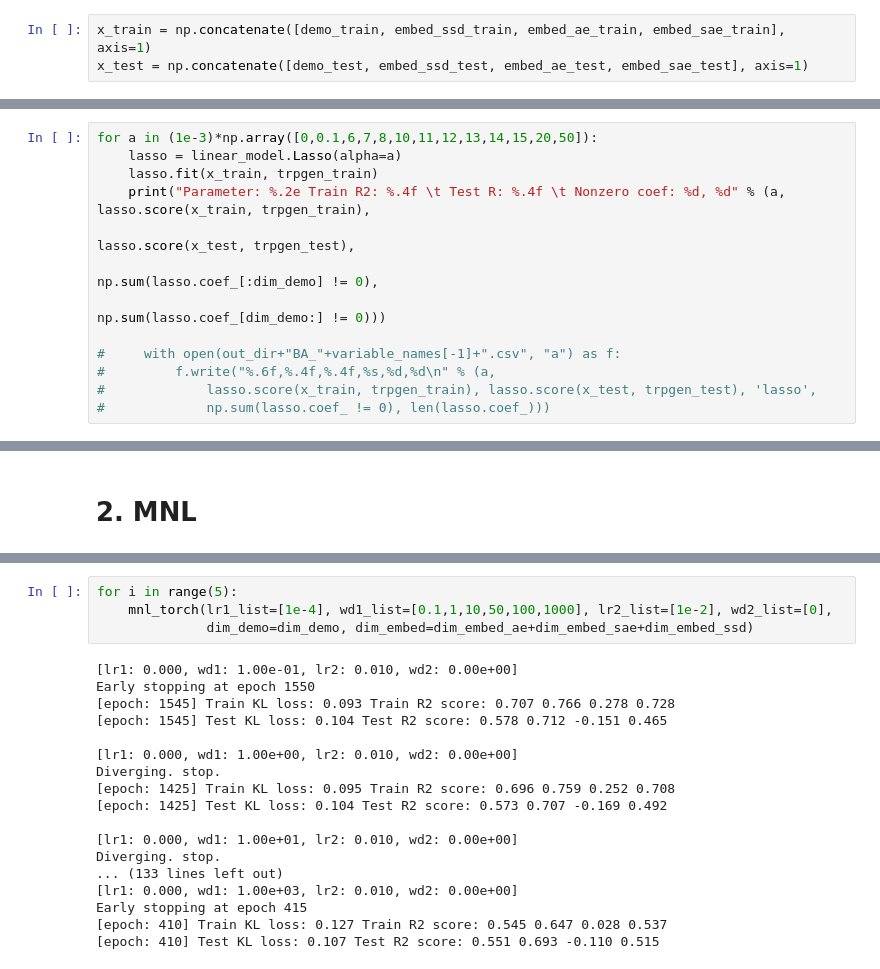
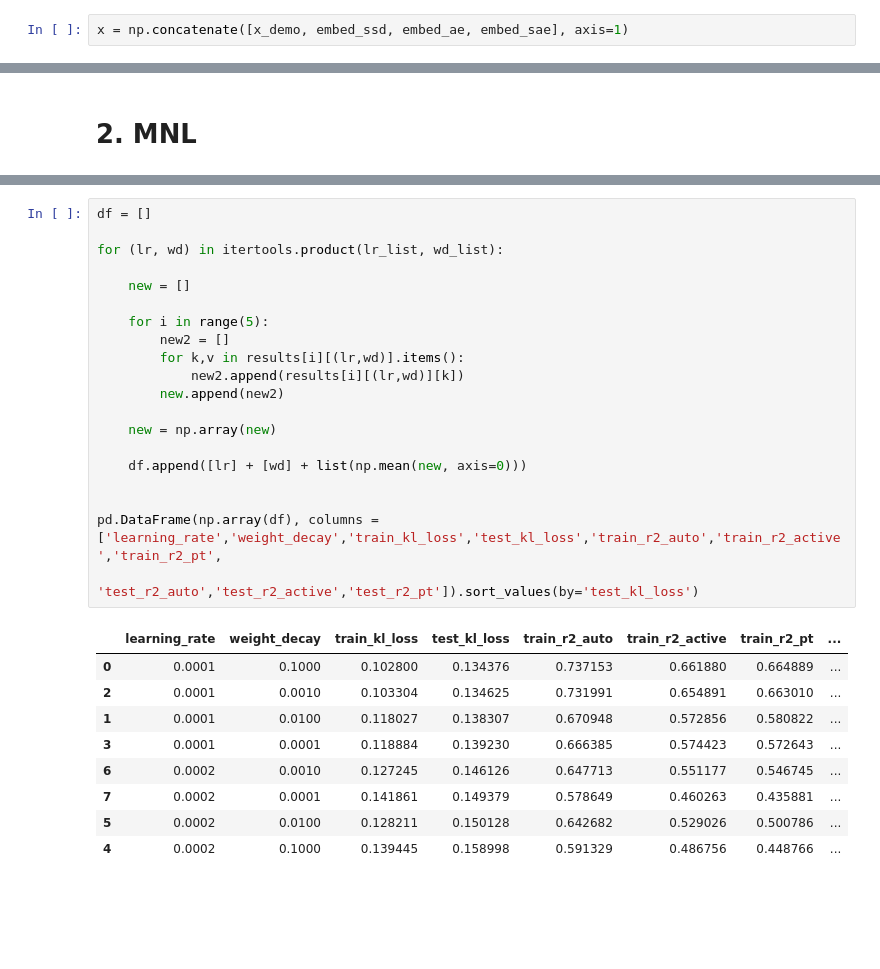
Before and after one commit to sunnyqywang/demand_image, a Jupyter notebook: AggComp_6_Demo+SSD+AE+SAE.ipynb, the cells around one changed output, grey strips where cells are left out. Cells and saved outputs as stored; diff of their text form; blank space fills up the shorter version.

```diff
--- a/AggComp_6_Demo+SSD+AE+SAE.ipynb
+++ b/AggComp_6_Demo+SSD+AE+SAE.ipynb
@@ -151,4 +151,3 @@ embed_ssd_test = embed_ssd[train_test_index, :]
-# %%
-x_train = np.concatenate([demo_train, embed_ssd_train, embed_ae_train, embed_sae_train], axis=1)
-x_test = np.concatenate([demo_test, embed_ssd_test, embed_ae_test, embed_sae_test], axis=1)
+# %%
+x = np.concatenate([x_demo, embed_ssd, embed_ae, embed_sae], axis=1)
 # %%
@@ -281,13 +220,0 @@ for a in (5e0)*np.array([0,0.1,1,1.5,2,2.5,3,4,10,20,50]):
-# %%
-for a in (1e-3)*np.array([0,0.1,6,7,8,10,11,12,13,14,15,20,50]):
-    lasso = linear_model.Lasso(alpha=a)
-    lasso.fit(x_train, trpgen_train)
-    print("Parameter: %.2e Train R2: %.4f \t Test R: %.4f \t Nonzero coef: %d, %d" % (a, lasso.score(x_train, trpgen_train),
-                                                                                  lasso.score(x_test, trpgen_test),
-                                                                                  np.sum(lasso.coef_[:dim_demo] != 0),
-                                                                                  np.sum(lasso.coef_[dim_demo:] != 0)))
-
-#     with open(out_dir+"BA_"+variable_names[-1]+".csv", "a") as f:
-#         f.write("%.6f,%.4f,%.4f,%s,%d,%d\n" % (a,
-#             lasso.score(x_train, trpgen_train), lasso.score(x_test, trpgen_test), 'lasso',
-#             np.sum(lasso.coef_ != 0), len(lasso.coef_)))
@@ -468,22 +296,30 @@ def mnl_torch(lr1_list, wd1_list, lr2_list, wd2_list, dim_demo, dim_embed):
-# %%
-for i in range(5):
-    mnl_torch(lr1_list=[1e-4], wd1_list=[0.1,1,10,50,100,1000], lr2_list=[1e-2], wd2_list=[0],
-              dim_demo=dim_demo, dim_embed=dim_embed_ae+dim_embed_sae+dim_embed_ssd)
-# %% [output]
-[lr1: 0.000, wd1: 1.00e-01, lr2: 0.010, wd2: 0.00e+00]
-Early stopping at epoch 1550
-[epoch: 1545] Train KL loss: 0.093 Train R2 score: 0.707 0.766 0.278 0.728
-[epoch: 1545] Test KL loss: 0.104 Test R2 score: 0.578 0.712 -0.151 0.465
-
-[lr1: 0.000, wd1: 1.00e+00, lr2: 0.010, wd2: 0.00e+00]
-Diverging. stop.
-[epoch: 1425] Train KL loss: 0.095 Train R2 score: 0.696 0.759 0.252 0.708
-[epoch: 1425] Test KL loss: 0.104 Test R2 score: 0.573 0.707 -0.169 0.492
-
-[lr1: 0.000, wd1: 1.00e+01, lr2: 0.010, wd2: 0.00e+00]
-Diverging. stop.
-... (133 lines left out)
-[lr1: 0.000, wd1: 1.00e+03, lr2: 0.010, wd2: 0.00e+00]
-Early stopping at epoch 415
-[epoch: 410] Train KL loss: 0.127 Train R2 score: 0.545 0.647 0.028 0.537
-[epoch: 410] Test KL loss: 0.107 Test R2 score: 0.551 0.693 -0.110 0.515
+# %%
+df = []
+
+for (lr, wd) in itertools.product(lr_list, wd_list):
+
+    new = []
+
+    for i in range(5):
+        new2 = []
+        for k,v in results[i][(lr,wd)].items():
+            new2.append(results[i][(lr,wd)][k])
+        new.append(new2)
+
+    new = np.array(new)
+
+    df.append([lr] + [wd] + list(np.mean(new, axis=0)))
+
+
+pd.DataFrame(np.array(df), columns = ['learning_rate','weight_decay','train_kl_loss','test_kl_loss','train_r2_auto','train_r2_active','train_r2_pt',
+                                     'test_r2_auto','test_r2_active','test_r2_pt']).sort_values(by='test_kl_loss')
+# %% [output]
+|  | learning_rate | weight_decay | train_kl_loss | test_kl_loss | train_r2_auto | train_r2_active | train_r2_pt | ... |
+| 0 | 0.0001 | 0.1000 | 0.102800 | 0.134376 | 0.737153 | 0.661880 | 0.664889 | ... |
+| 2 | 0.0001 | 0.0010 | 0.103304 | 0.134625 | 0.731991 | 0.654891 | 0.663010 | ... |
+| 1 | 0.0001 | 0.0100 | 0.118027 | 0.138307 | 0.670948 | 0.572856 | 0.580822 | ... |
+| 3 | 0.0001 | 0.0001 | 0.118884 | 0.139230 | 0.666385 | 0.574423 | 0.572643 | ... |
+| 6 | 0.0002 | 0.0010 | 0.127245 | 0.146126 | 0.647713 | 0.551177 | 0.546745 | ... |
+| 7 | 0.0002 | 0.0001 | 0.141861 | 0.149379 | 0.578649 | 0.460263 | 0.435881 | ... |
+| 5 | 0.0002 | 0.0100 | 0.128211 | 0.150128 | 0.642682 | 0.529026 | 0.500786 | ... |
+| 4 | 0.0002 | 0.1000 | 0.139445 | 0.158998 | 0.591329 | 0.486756 | 0.448766 | ... |
```
Also changed, not shown: parts of 28 cells of this notebook, 27 other files.
